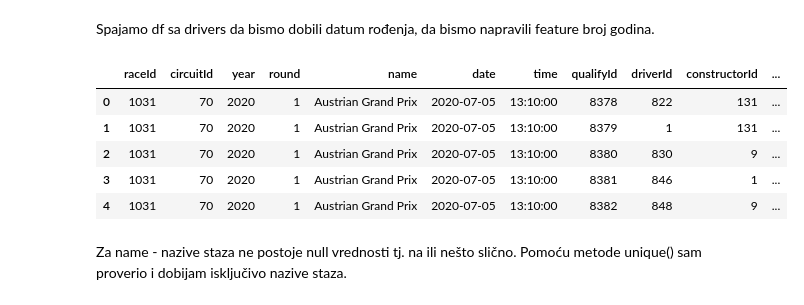
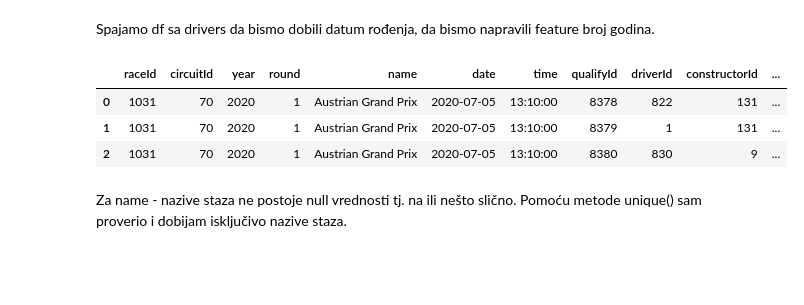
Before and after one commit to Ognjeniii/f1-predictions, a Jupyter notebook: F1.ipynb, the cells around one changed output. Cells and saved outputs as stored; diff of their text form; code cells hidden in the pictures; blank space fills up the shorter version.

```diff
--- a/F1.ipynb
+++ b/F1.ipynb
@@ -185,14 +185,12 @@ drivers_red = drivers[['driverId', 'dob']]
 # %%
 df = df.merge(drivers_red, on='driverId', how='left')
 # %%
-df.head()
+df.head(3)
 # %% [output]
 |  | raceId | circuitId | year | round | name | date | time | qualifyId | driverId | constructorId | ... |
 | 0 | 1031 | 70 | 2020 | 1 | Austrian Grand Prix | 2020-07-05 | 13:10:00 | 8378 | 822 | 131 | ... |
 | 1 | 1031 | 70 | 2020 | 1 | Austrian Grand Prix | 2020-07-05 | 13:10:00 | 8379 | 1 | 131 | ... |
 | 2 | 1031 | 70 | 2020 | 1 | Austrian Grand Prix | 2020-07-05 | 13:10:00 | 8380 | 830 | 9 | ... |
-| 3 | 1031 | 70 | 2020 | 1 | Austrian Grand Prix | 2020-07-05 | 13:10:00 | 8381 | 846 | 1 | ... |
-| 4 | 1031 | 70 | 2020 | 1 | Austrian Grand Prix | 2020-07-05 | 13:10:00 | 8382 | 848 | 9 | ... |
 # %% [markdown]
 Za name - nazive staza ne postoje null vrednosti tj. na ili nešto slično. Pomoću metode unique() sam proverio i dobijam isključivo nazive staza.
 # %%
```
Also changed, not shown: parts of 22 cells of this notebook.
